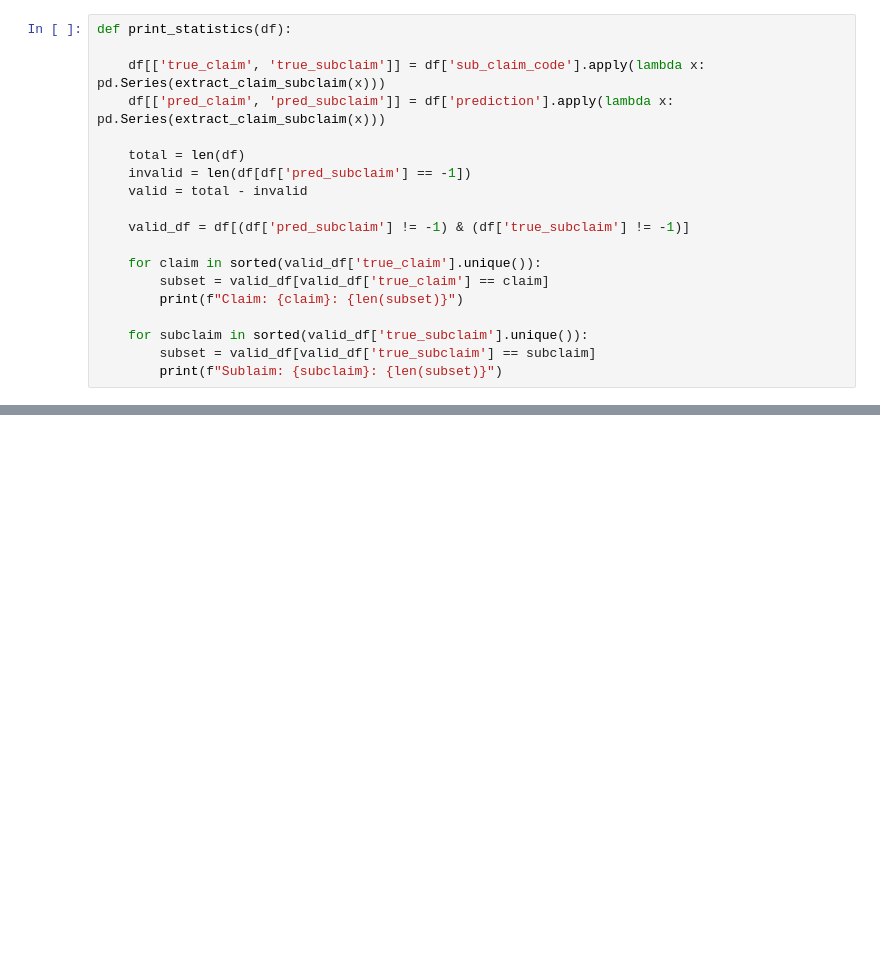
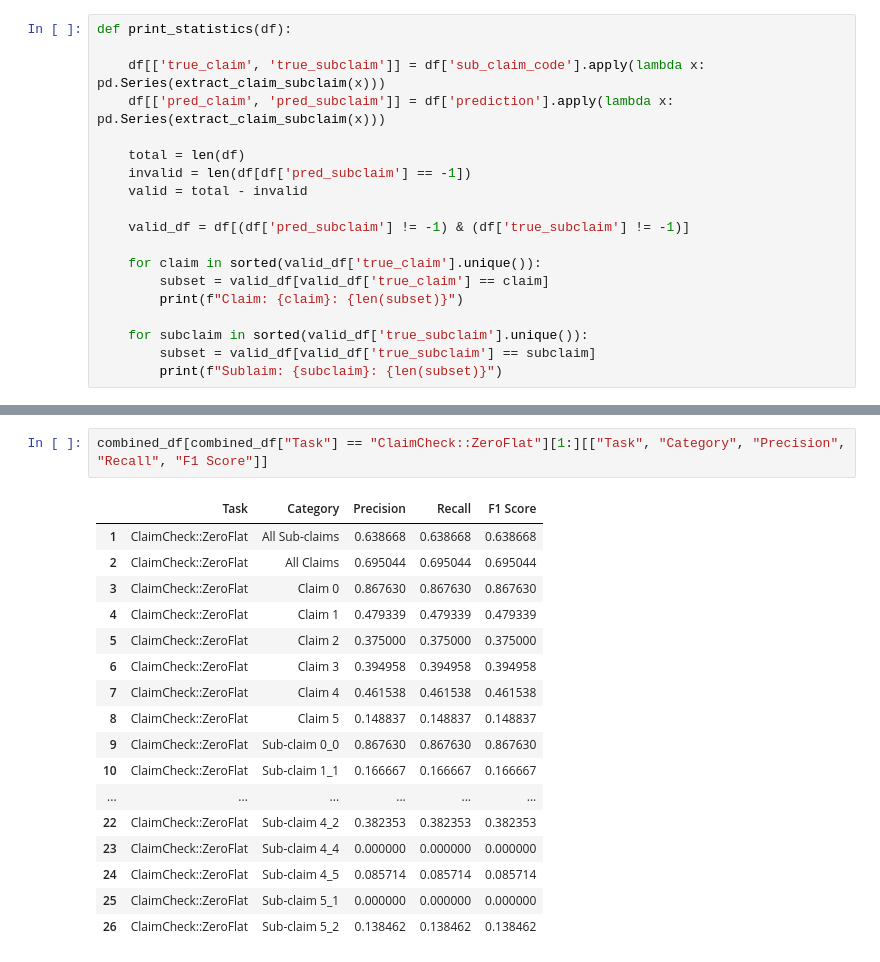
Before and after one commit to ShirinTahmasebi/ClaimCheck, a Jupyter notebook: src/evaluation.ipynb, the cells around one changed output, grey strips where cells are left out. Drawn from its saved outputs; the diff is of its cells as text; blank space fills up the shorter version.

```diff
--- a/src/evaluation.ipynb
+++ b/src/evaluation.ipynb
@@ -160,0 +198,20 @@ combined_df.head(len(combined_df))
+# %%
+combined_df[combined_df["Task"] == "ClaimCheck::ZeroFlat"][1:][["Task", "Category", "Precision", "Recall", "F1 Score"]]
+# %% [output]
+|  | Task | Category | Precision | Recall | F1 Score |
+| 1 | ClaimCheck::ZeroFlat | All Sub-claims | 0.638668 | 0.638668 | 0.638668 |
+| 2 | ClaimCheck::ZeroFlat | All Claims | 0.695044 | 0.695044 | 0.695044 |
+| 3 | ClaimCheck::ZeroFlat | Claim 0 | 0.867630 | 0.867630 | 0.867630 |
+| 4 | ClaimCheck::ZeroFlat | Claim 1 | 0.479339 | 0.479339 | 0.479339 |
+| 5 | ClaimCheck::ZeroFlat | Claim 2 | 0.375000 | 0.375000 | 0.375000 |
+| 6 | ClaimCheck::ZeroFlat | Claim 3 | 0.394958 | 0.394958 | 0.394958 |
+| 7 | ClaimCheck::ZeroFlat | Claim 4 | 0.461538 | 0.461538 | 0.461538 |
+| 8 | ClaimCheck::ZeroFlat | Claim 5 | 0.148837 | 0.148837 | 0.148837 |
+| 9 | ClaimCheck::ZeroFlat | Sub-claim 0_0 | 0.867630 | 0.867630 | 0.867630 |
+| 10 | ClaimCheck::ZeroFlat | Sub-claim 1_1 | 0.166667 | 0.166667 | 0.166667 |
+| ... | ... | ... | ... | ... | ... |
+| 22 | ClaimCheck::ZeroFlat | Sub-claim 4_2 | 0.382353 | 0.382353 | 0.382353 |
+| 23 | ClaimCheck::ZeroFlat | Sub-claim 4_4 | 0.000000 | 0.000000 | 0.000000 |
+| 24 | ClaimCheck::ZeroFlat | Sub-claim 4_5 | 0.085714 | 0.085714 | 0.085714 |
+| 25 | ClaimCheck::ZeroFlat | Sub-claim 5_1 | 0.000000 | 0.000000 | 0.000000 |
+| 26 | ClaimCheck::ZeroFlat | Sub-claim 5_2 | 0.138462 | 0.138462 | 0.138462 |
```
Also changed, not shown: parts of 12 cells of this notebook, 6 other files.
